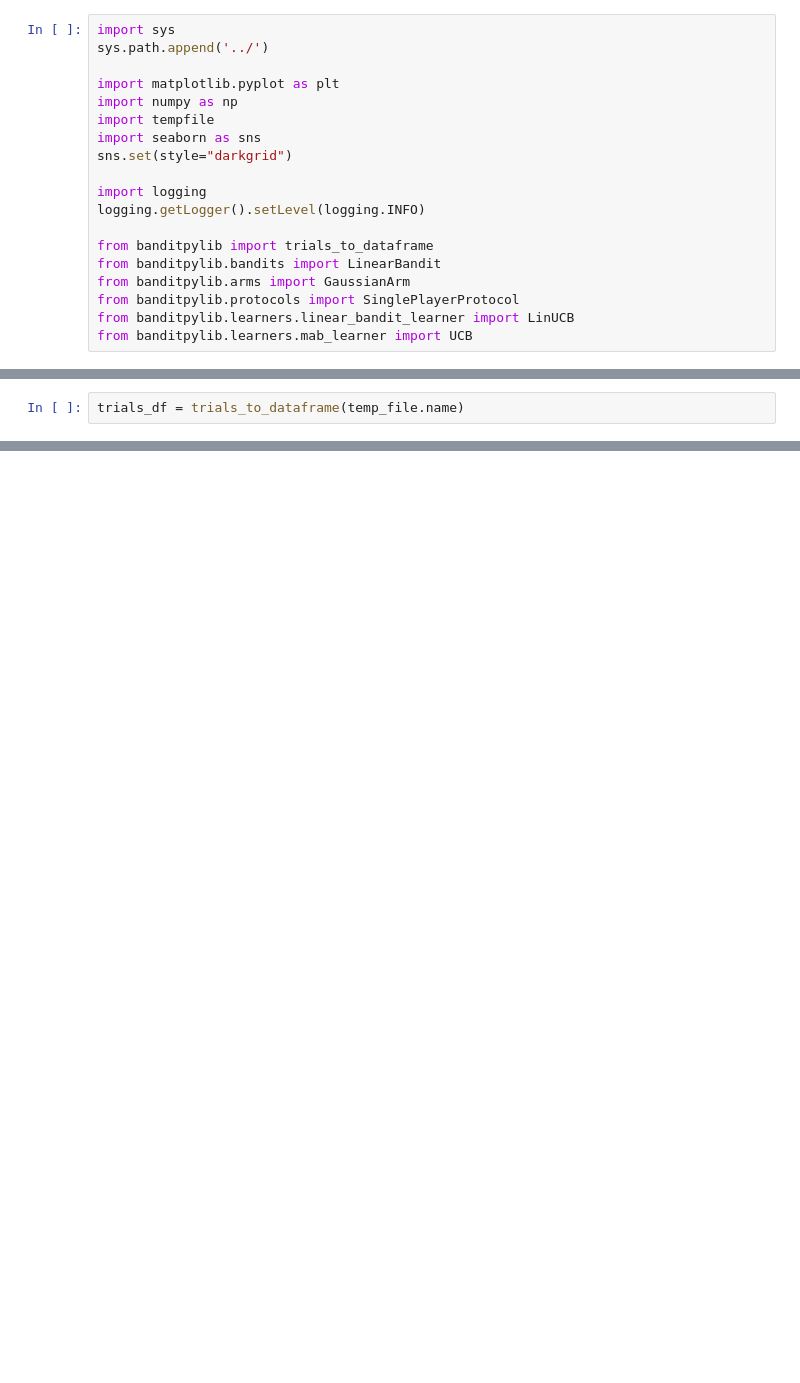
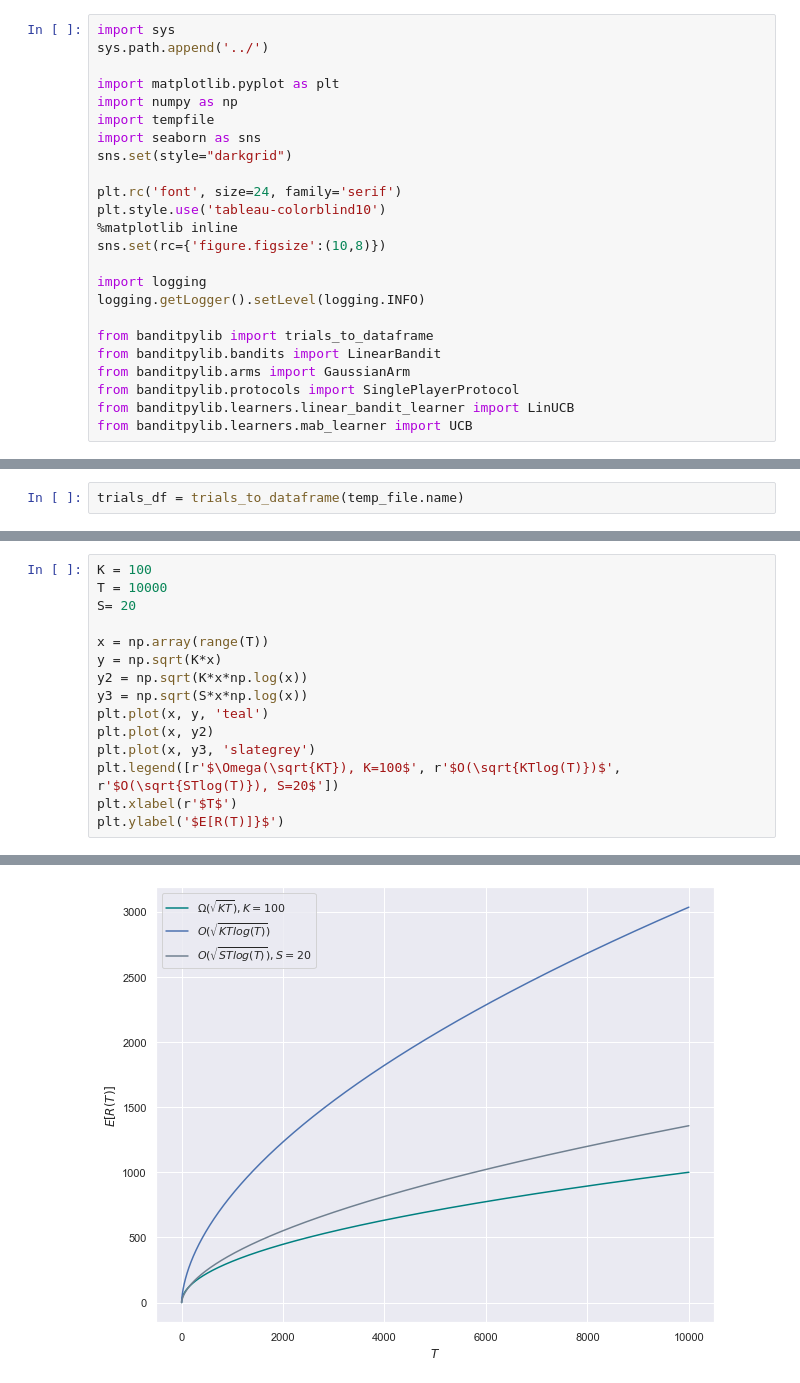
Before and after one commit to newtonmwai/banditpylib, a Jupyter notebook: examples/linear_bandit.ipynb, the cells around one changed output, grey strips where cells are left out. Cells and saved outputs as stored; diff of their text form; blank space fills up the shorter version.

```diff
--- a/examples/linear_bandit.ipynb
+++ b/examples/linear_bandit.ipynb
@@ -8,6 +8,11 @@ import tempfile
 import seaborn as sns
 sns.set(style="darkgrid")
 
+plt.rc('font', size=24, family='serif')
+plt.style.use('tableau-colorblind10')
+%matplotlib inline
+sns.set(rc={'figure.figsize':(10,8)})
+
 import logging
 logging.getLogger().setLevel(logging.INFO)
 
@@ -51,0 +70,16 @@ plt.show()
+# %%
+K = 100
+T = 10000
+S= 20
+
+x = np.array(range(T))
+y = np.sqrt(K*x)
+y2 = np.sqrt(K*x*np.log(x))
+y3 = np.sqrt(S*x*np.log(x))
+plt.plot(x, y, 'teal')
+plt.plot(x, y2)
+plt.plot(x, y3, 'slategrey')
+plt.legend([r'$\Omega(\sqrt{KT}), K=100$', r'$O(\sqrt{KTlog(T)})$', r'$O(\sqrt{STlog(T)}), S=20$'])
+plt.xlabel(r'$T$')
+plt.ylabel('$E[R(T)]}$')
+# %% [output]
@@ -51,0 +87 @@ plt.show()
+[figure, added]
```
Also changed, not shown: parts of 6 cells of this notebook, 1 other file.
